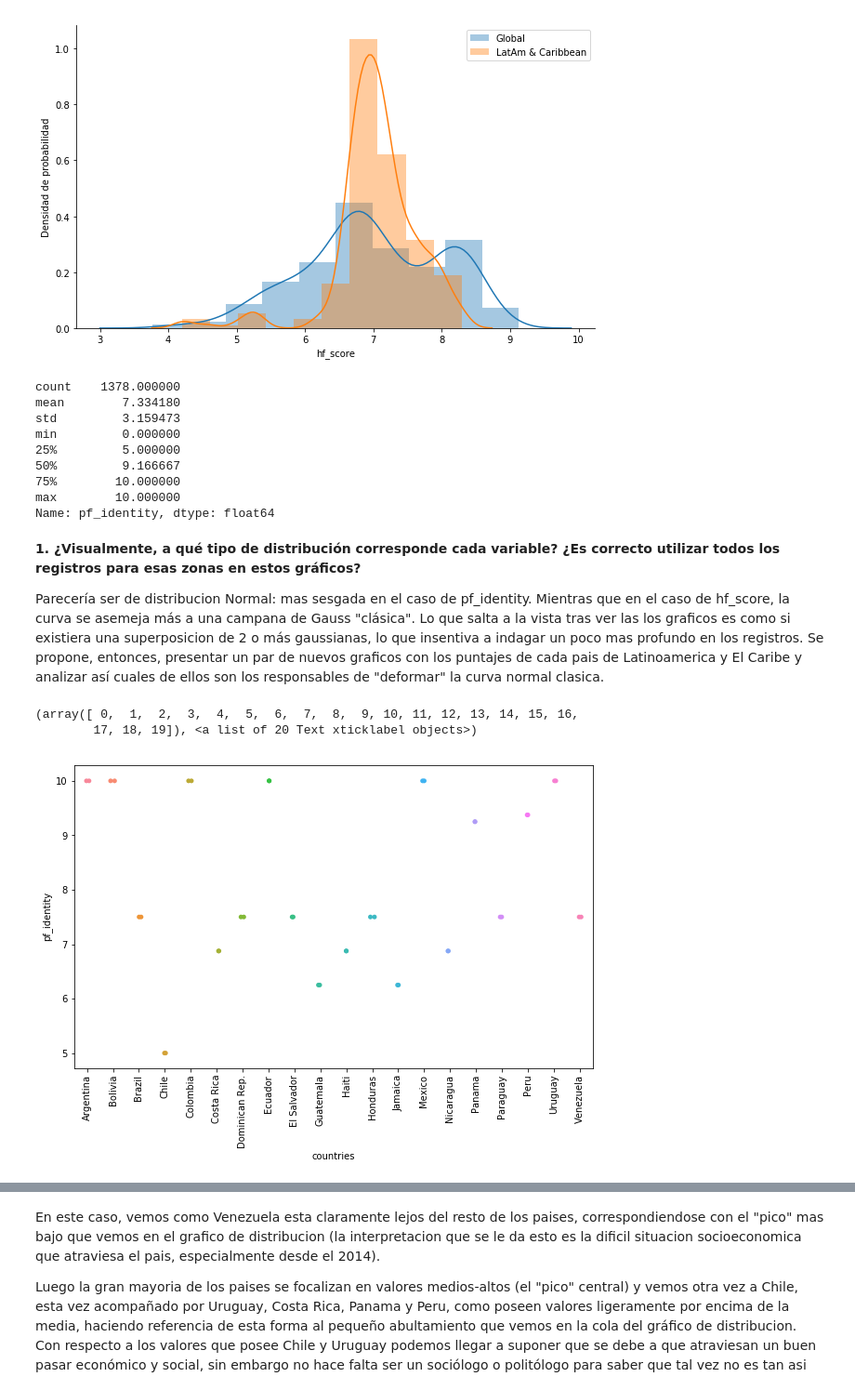
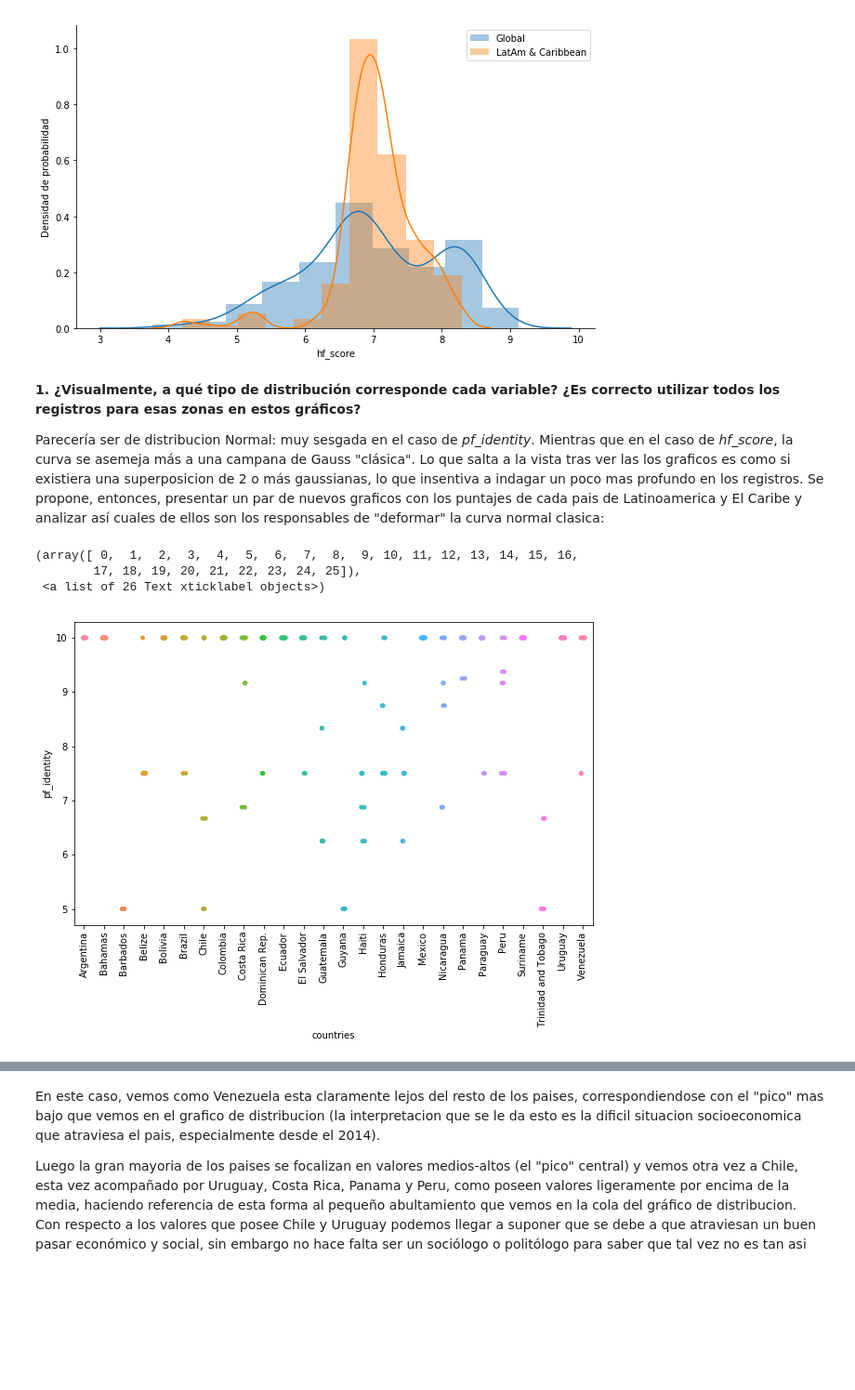
Before and after one commit to fpaludi/DiploDatos, a Jupyter notebook: AnalisisyVisualizacion/practico1-gian-item-3.ipynb, the cells around one changed output, grey strips where cells are left out. Shown at 93% size. Saved outputs shown, nothing was run; the diff lists cells and outputs as text; code cells hidden in the pictures; blank space fills up the shorter version.

Commit message:
Added formating. Added QQ conclusion. Fix error with dropna

```diff
--- a/AnalisisyVisualizacion/practico1-gian-item-3.ipynb
+++ b/AnalisisyVisualizacion/practico1-gian-item-3.ipynb
@@ -129,33 +129,19 @@ plt.legend()
 # %% [output]
 <matplotlib.legend.Legend at 0x...>
 [figure]
-# %%
-## Filtro por pf_identity remuevo los valores NaN
-pf_identity_cleaned = w_dataset['pf_identity'].dropna()
-## Una pequeña descripcion para saber con que valores estoy tratando
-pf_identity_cleaned.describe()
-# %% [output]
-count    1378.000000
-mean        7.334180
-std         3.159473
-min         0.000000
-25%         5.000000
-50%         9.166667
-75%        10.000000
-max        10.000000
-Name: pf_identity, dtype: float64
 # %% [markdown]
 **1. ¿Visualmente, a qué tipo de distribución corresponde cada variable? ¿Es correcto utilizar todos los registros para esas zonas en estos gráficos?**
 
-Parecería ser de distribucion Normal: mas sesgada en el caso de pf_identity. Mientras que en el caso de hf_score, la curva se asemeja más a una campana de Gauss "clásica". Lo que salta a la vista tras ver las los graficos es como si existiera una superposicion de 2 o más gaussianas, lo que insentiva a indagar un poco mas profundo en los registros. Se propone, entonces, presentar un par de nuevos graficos con los puntajes de cada pais de Latinoamerica y El Caribe y analizar así cuales de ellos son los responsables de "deformar" la curva normal clasica.
+Parecería ser de distribucion Normal: muy sesgada en el caso de *pf_identity*. Mientras que en el caso de *hf_score*, la curva se asemeja más a una campana de Gauss "clásica". Lo que salta a la vista tras ver las los graficos es como si existiera una superposicion de 2 o más gaussianas, lo que insentiva a indagar un poco mas profundo en los registros. Se propone, entonces, presentar un par de nuevos graficos con los puntajes de cada pais de Latinoamerica y El Caribe y analizar así cuales de ellos son los responsables de "deformar" la curva normal clasica:
 # %%
 # Stripplot de la variable "pf_identity" para LatAm y el Caribe
 plt.figure(figsize=(10,6))
-seaborn.stripplot(data=latam.dropna(), x="countries", y="pf_identity", jitter=True)
+seaborn.stripplot(data=latam, x="countries", y="pf_identity", jitter=True)
 plt.xticks(rotation=90)
 #plt.ylim([0,10])
 # %% [output]
 (array([ 0,  1,  2,  3,  4,  5,  6,  7,  8,  9, 10, 11, 12, 13, 14, 15, 16,
-        17, 18, 19]), <a list of 20 Text xticklabel objects>)
+        17, 18, 19, 20, 21, 22, 23, 24, 25]),
+ <a list of 26 Text xticklabel objects>)
-[figure, old version]
+[figure, new version]
 # %% [markdown]
```
Also changed, not shown: parts of 29 cells of this notebook.
